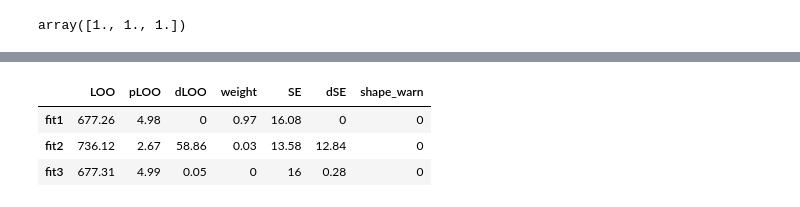
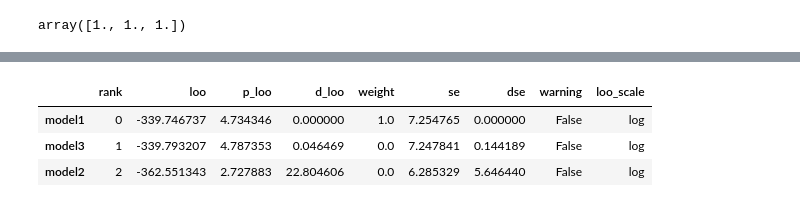
Before and after one commit to junpenglao/Planet_Sakaar_Data_Science, a Jupyter notebook: Ports/brms_monotonic_compare.ipynb, the cells around one changed output, grey strips where cells are left out. Drawn from its saved outputs; the diff is of its cells as text; code cells hidden in the pictures.

```diff
--- a/Ports/brms_monotonic_compare.ipynb
+++ b/Ports/brms_monotonic_compare.ipynb
@@ -92,14 +93,14 @@ array([74.6163287 , 65.34700729, 66.14039569, 16.78373309, 34.88835083,
 # %%
-a = theano.shared(np.zeros(1,))
+a = aesara.shared(np.zeros(1,))
 with pm.Model() as fit1:
-    temp_Intercept = pm.StudentT('intercept', mu=mu_t_i, sd=sd_t, nu=df_t)
-    beta = pm.Normal('bmo', mu=0., sd=100.)
+    temp_Intercept = pm.StudentT('intercept', mu=mu_t_i, sigma=sd_t, nu=df_t)
+    beta = pm.Normal('bmo', mu=0., sigma=100.)
     simo_1 = pm.Dirichlet('simo_1', a=con_simo_1)
-    simo = tt.concatenate([a, simo_1])
-    sigma = pm.HalfStudentT('sigma', sd=sd_t, nu=df_t)
-    mu = temp_Intercept + beta * tt.sum(simo[Xmo], axis=1)
-    obs = pm.Normal('Y', mu=mu, sd=sigma, observed=dat['ls'].values)
-    trace1 = pm.sample(2000, njobs=4, tune=1000)
+    simo = at.concatenate([a, simo_1])
+    sigma = pm.HalfStudentT('sigma', sigma=sd_t, nu=df_t)
+    mu = temp_Intercept + beta * at.sum(simo[Xmo], axis=1)
+    obs = pm.Normal('Y', mu=mu, sigma=sigma, observed=dat['ls'].values)
+    trace1 = pm.sample(return_inferencedata=True)
 # %% [output]
 Auto-assigning NUTS sampler...
 Initializing NUTS using jitter+adapt_diag...
@@ -118,12 +120,12 @@ pm.plot_posterior(trace1, varnames=['simo_1'], color='#87ceeb');
 Xc = Xmo_1 - Xmo_1.mean()
 df_t2 = 21
 with pm.Model() as fit2:
-    temp_Intercept = pm.StudentT('intercept', mu=mu_t_i, sd=sd_t, nu=df_t2)
-    beta = pm.Normal('bmo', mu=0., sd=100.)
-    sigma = pm.HalfStudentT('sigma', sd=sd_t, nu=df_t2)
+    temp_Intercept = pm.StudentT('intercept', mu=mu_t_i, sigma=sd_t, nu=df_t2)
+    beta = pm.Normal('bmo', mu=0., sigma=100.)
+    sigma = pm.HalfStudentT('sigma', sigma=sd_t, nu=df_t2)
     mu = temp_Intercept + beta * Xc
-    obs = pm.Normal('Y', mu=mu, sd=sigma, observed=dat['ls'].values)
-    trace2 = pm.sample(2000, njobs=4, tune=1000)
+    obs = pm.Normal('Y', mu=mu, sigma=sigma, observed=dat['ls'].values)
+    trace2 = pm.sample(return_inferencedata=True)
 # %% [output]
 Auto-assigning NUTS sampler...
 Initializing NUTS using jitter+adapt_diag...
@@ -141,12 +145,12 @@ X = np.asarray(X)
 Xc = X[:, 1:] - X[:, 1:].mean(axis=0, keepdims=True)
 df_t2 = 21
 with pm.Model() as fit3:
-    temp_Intercept = pm.StudentT('intercept', mu=mu_t_i, sd=sd_t, nu=df_t2)
-    beta = pm.Normal('bmo', mu=0., sd=100., shape=Xc.shape[1])
-    sigma = pm.HalfStudentT('sigma', sd=sd_t, nu=df_t2)
-    mu = temp_Intercept + tt.dot(Xc, beta)
-    obs = pm.Normal('Y', mu=mu, sd=sigma, observed=dat['ls'].values)
-    trace3 = pm.sample(2000, njobs=4, tune=1000)
+    temp_Intercept = pm.StudentT('intercept', mu=mu_t_i, sigma=sd_t, nu=df_t2)
+    beta = pm.Normal('bmo', mu=0., sigma=100., shape=Xc.shape[1])
+    sigma = pm.HalfStudentT('sigma', sigma=sd_t, nu=df_t2)
+    mu = temp_Intercept + at.dot(Xc, beta)
+    obs = pm.Normal('Y', mu=mu, sigma=sigma, observed=dat['ls'].values)
+    trace3 = pm.sample(return_inferencedata=True)
 # %% [output]
 Auto-assigning NUTS sampler...
 Initializing NUTS using jitter+adapt_diag...
@@ -159,19 +165,15 @@ pm.traceplot(trace3);
 # %%
 MODEL_NAME_MAP = {
     0: "fit1",
     1: "fit2",
     2: "fit3",
 }
 
-comp_df = (pm.compare([trace1, trace2, trace3],
-                      [fit1, fit2, fit3],
-                      ic='LOO')
-             .rename(index=MODEL_NAME_MAP)
-             .loc[MODEL_NAME_MAP.values()])
+comp_df = az.compare({"model1": trace1, "model2": trace2, "model3": trace3})
 
 comp_df
 # %% [output]
-|  | LOO | pLOO | dLOO | weight | SE | dSE | shape_warn |
-| fit1 | 677.26 | 4.98 | 0 | 0.97 | 16.08 | 0 | 0 |
-| fit2 | 736.12 | 2.67 | 58.86 | 0.03 | 13.58 | 12.84 | 0 |
-| fit3 | 677.31 | 4.99 | 0.05 | 0 | 16 | 0.28 | 0 |
+|  | rank | loo | p_loo | d_loo | weight | se | dse | warning | loo_scale |
+| model1 | 0 | -339.746737 | 4.734346 | 0.000000 | 1.0 | 7.254765 | 0.000000 | False | log |
+| model3 | 1 | -339.793207 | 4.787353 | 0.046469 | 0.0 | 7.247841 | 0.144189 | False | log |
+| model2 | 2 | -362.551343 | 2.727883 | 22.804606 | 0.0 | 6.285329 | 5.646440 | False | log |
```
Also changed, not shown: parts of 21 cells of this notebook.
